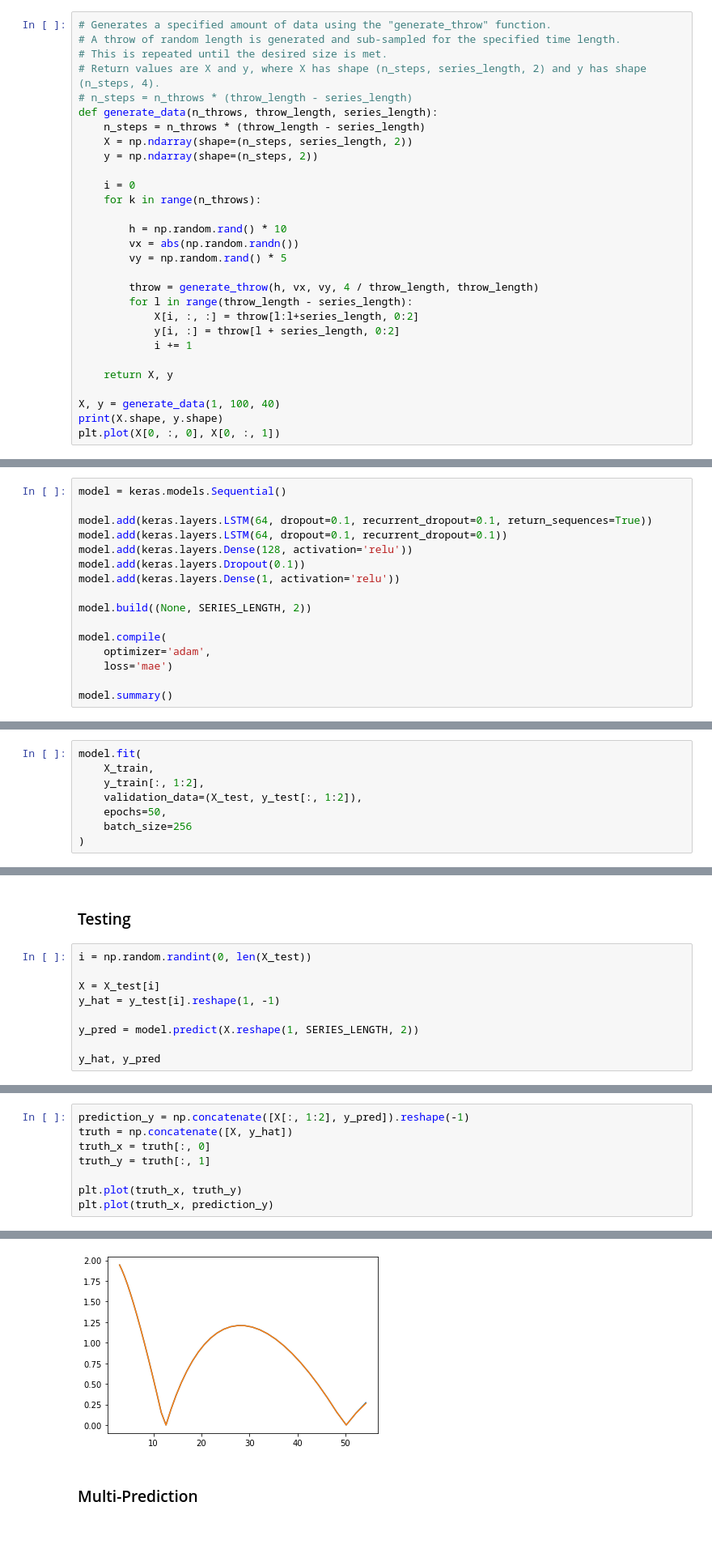
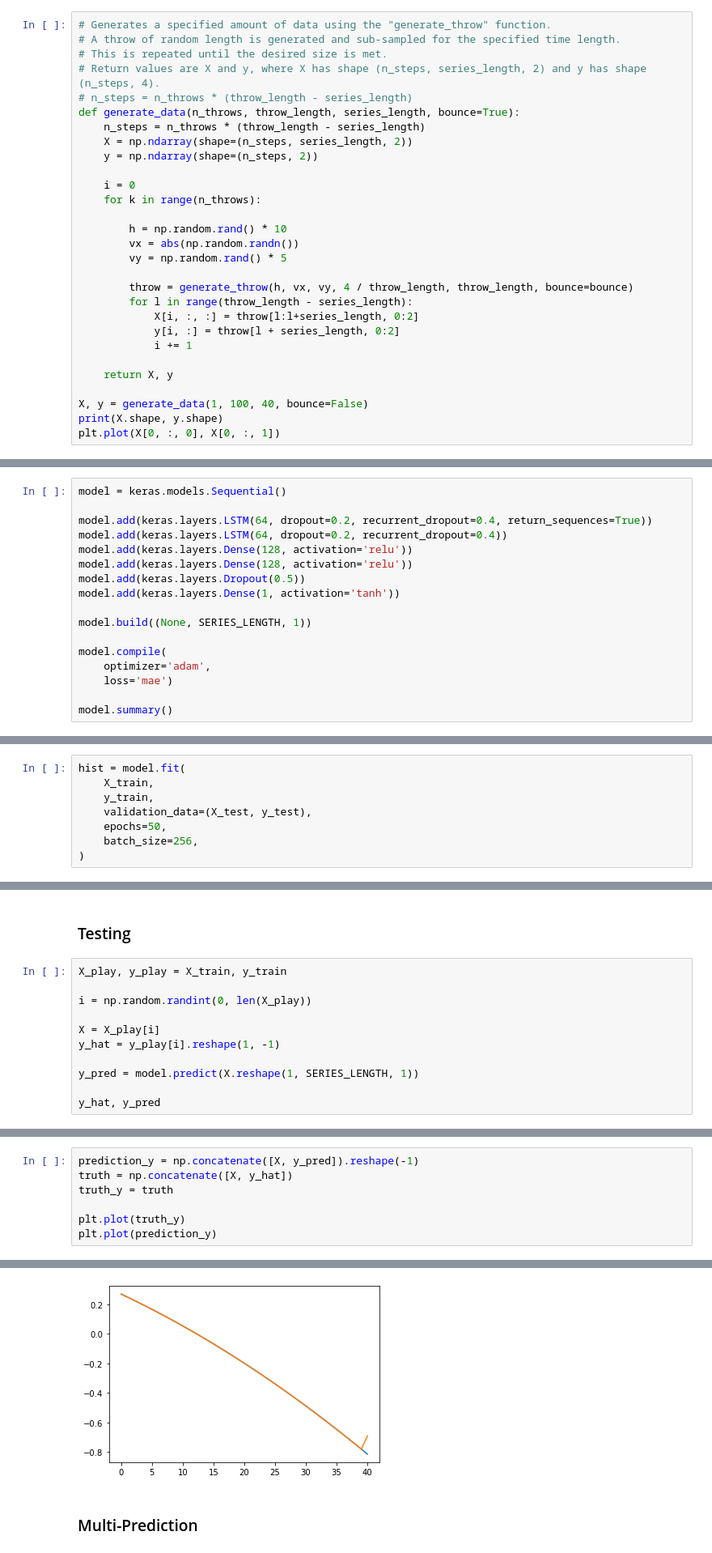
Before and after one commit to atollk/forecast, a Jupyter notebook: gravity/main.ipynb, the cells around one changed output, grey strips where cells are left out. Shown at 81% size. Drawn from its saved outputs; the diff is of its cells as text.

Commit message:
Played around to make the gravity model work but I guess I'll cancel it.

```diff
--- a/gravity/main.ipynb
+++ b/gravity/main.ipynb
@@ -48,7 +49,7 @@ plt.plot(throw[:, 0], throw[:, 1])
 # This is repeated until the desired size is met.
 # Return values are X and y, where X has shape (n_steps, series_length, 2) and y has shape (n_steps, 4).
 # n_steps = n_throws * (throw_length - series_length)
-def generate_data(n_throws, throw_length, series_length):
+def generate_data(n_throws, throw_length, series_length, bounce=True):
     n_steps = n_throws * (throw_length - series_length)
     X = np.ndarray(shape=(n_steps, series_length, 2))
     y = np.ndarray(shape=(n_steps, 2))
@@ -60,7 +61,7 @@ def generate_data(n_throws, throw_length, series_length):
         vx = abs(np.random.randn())
         vy = np.random.rand() * 5
 
-        throw = generate_throw(h, vx, vy, 4 / throw_length, throw_length)
+        throw = generate_throw(h, vx, vy, 4 / throw_length, throw_length, bounce=bounce)
         for l in range(throw_length - series_length):
             X[i, :, :] = throw[l:l+series_length, 0:2]
             y[i, :] = throw[l + series_length, 0:2]
@@ -68,7 +69,7 @@ def generate_data(n_throws, throw_length, series_length):
 
     return X, y
 
-X, y = generate_data(1, 100, 40)
+X, y = generate_data(1, 100, 40, bounce=False)
 print(X.shape, y.shape)
 plt.plot(X[0, :, 0], X[0, :, 1])
 # %% [output]
@@ -89,13 +112,14 @@ print(X_train.shape, y_train.shape, X_test.shape, y_test.shape)
 # %%
 model = keras.models.Sequential()
 
-model.add(keras.layers.LSTM(64, dropout=0.1, recurrent_dropout=0.1, return_sequences=True))
-model.add(keras.layers.LSTM(64, dropout=0.1, recurrent_dropout=0.1))
+model.add(keras.layers.LSTM(64, dropout=0.2, recurrent_dropout=0.4, return_sequences=True))
+model.add(keras.layers.LSTM(64, dropout=0.2, recurrent_dropout=0.4))
 model.add(keras.layers.Dense(128, activation='relu'))
-model.add(keras.layers.Dropout(0.1))
-model.add(keras.layers.Dense(1, activation='relu'))
+model.add(keras.layers.Dense(128, activation='relu'))
+model.add(keras.layers.Dropout(0.5))
+model.add(keras.layers.Dense(1, activation='tanh'))
 
-model.build((None, SERIES_LENGTH, 2))
+model.build((None, SERIES_LENGTH, 1))
 
 model.compile(
     optimizer='adam',
@@ -137,12 +161,12 @@ y_train[:, 1:2].shape
 # %% [output]
 (12000, 1)
 # %%
-model.fit(
+hist = model.fit(
     X_train,
-    y_train[:, 1:2],
-    validation_data=(X_test, y_test[:, 1:2]),
+    y_train,
+    validation_data=(X_test, y_test),
     epochs=50,
-    batch_size=256
+    batch_size=256,
 )
 # %% [output]
 Train on 12000 samples, validate on 1200 samples
@@ -166,12 +199,14 @@ Epoch 50/50
 # %% [markdown]
 ### Testing
 # %%
-i = np.random.randint(0, len(X_test))
+X_play, y_play = X_train, y_train
 
-X = X_test[i]
-y_hat = y_test[i].reshape(1, -1)
+i = np.random.randint(0, len(X_play))
 
-y_pred = model.predict(X.reshape(1, SERIES_LENGTH, 2))
+X = X_play[i]
+y_hat = y_play[i].reshape(1, -1)
+
+y_pred = model.predict(X.reshape(1, SERIES_LENGTH, 1))
 
 y_hat, y_pred
 # %% [output]
@@ -179,14 +214,13 @@ y_hat, y_pred
 # %%
-prediction_y = np.concatenate([X[:, 1:2], y_pred]).reshape(-1)
+prediction_y = np.concatenate([X, y_pred]).reshape(-1)
 truth = np.concatenate([X, y_hat])
-truth_x = truth[:, 0]
-truth_y = truth[:, 1]
+truth_y = truth
 
-plt.plot(truth_x, truth_y)
-plt.plot(truth_x, prediction_y)
+plt.plot(truth_y)
+plt.plot(prediction_y)
 # %% [output]
 [<matplotlib.lines.Line2D at 0x...>]
-[figure, old version]
+[figure, new version]
 # %% [markdown]
 ### Multi-Prediction
 # %%
```
Also changed, not shown: parts of 12 cells of this notebook, 1 other file.
